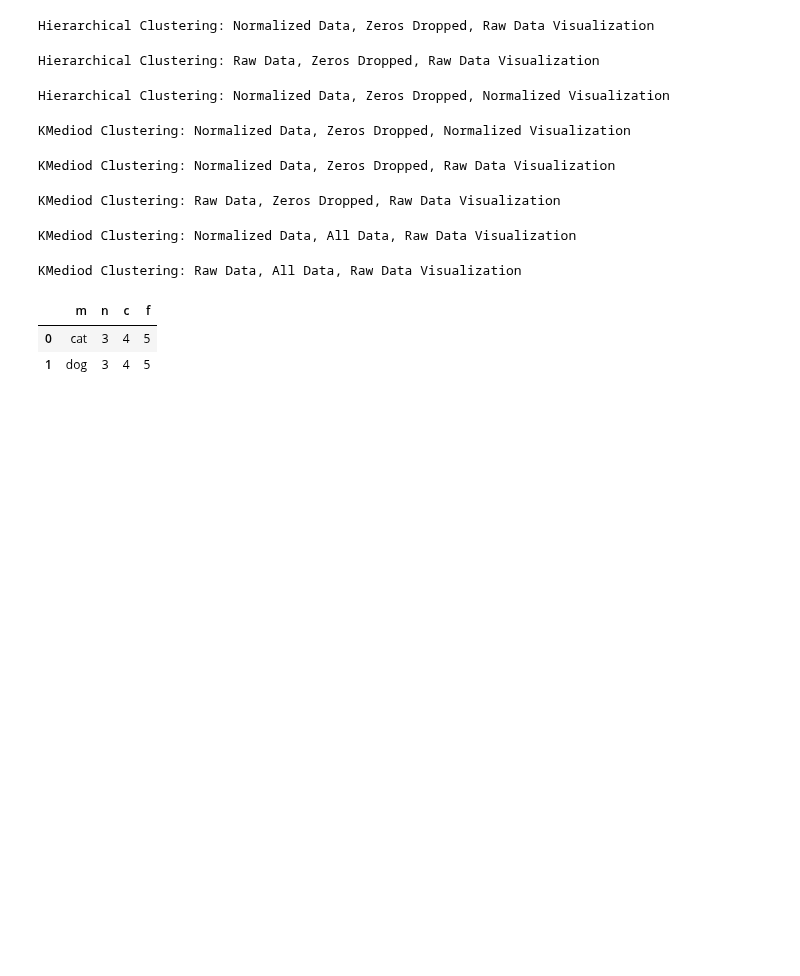
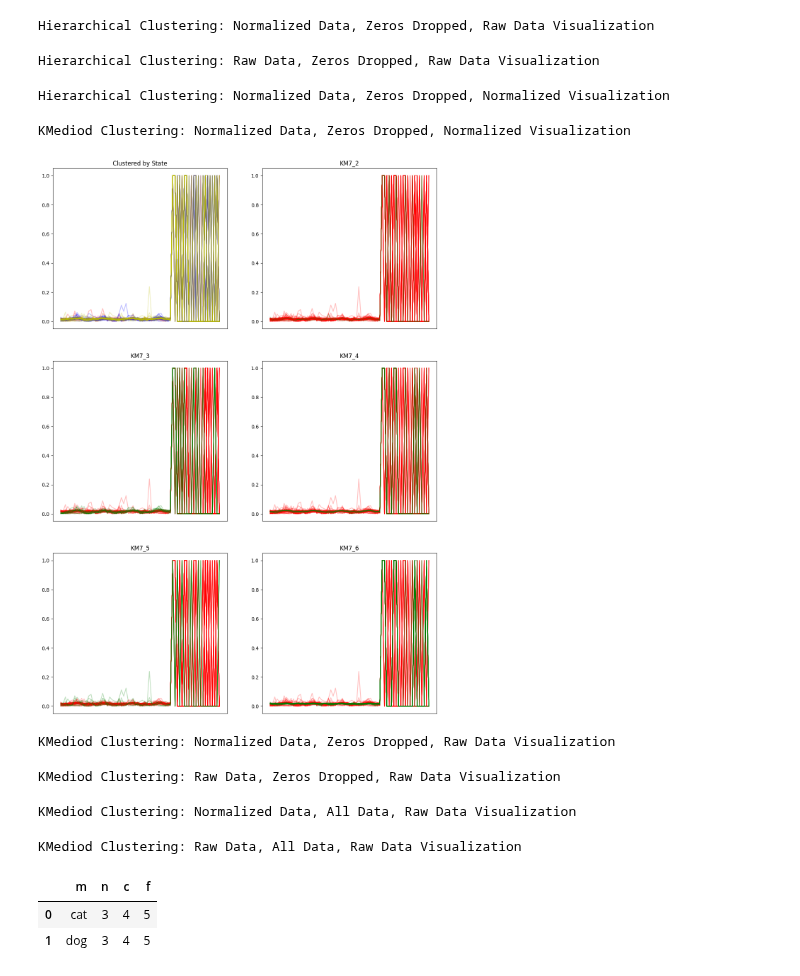
Before and after one commit to nblakkanesser/MADS_Milestone2, a Jupyter notebook: Analysis/Unsupervised_Clusters.ipynb, the cells around one changed output. Saved outputs shown, nothing was run; the diff lists cells and outputs as text; code cells hidden in the pictures; blank space fills up the shorter version.

```diff
--- a/Analysis/Unsupervised_Clusters.ipynb
+++ b/Analysis/Unsupervised_Clusters.ipynb
@@ -91,3 +82,0 @@ dtype: float64
-# %%
-x = hierarchical_cluster (dmatrix, 8, plants=True)
-x.sum()
@@ -155,3 +197,6 @@ def raw_and_norm (K=None, norm = None, dzero=False):
     pickle.dump(results_dict, open(f"{n}_Plant_Clusters.p", "wb"))
 
     return results_dict
+# %%
+a = np.linspace(0.000005,0.001, 22)
+a
@@ -270,3 +385,35 @@ def plot_result (results, title='None'):
+# %%
+def cluster_k_results (norm=None, dezero=None, norm_vis=None, k=6, model='hierarchical',
+                      dist=None, plot=None, geoplot=None):
+    '''Input: norm - if True, then the consumption values for each plant will be normalized
+        dezero - if True, then removes all plants that have a value of 0 consumption at some point
+        norm_vis - if True, then uses normalized time series for result (visualization) dataframe
+        k - the number of clusters to look for (3-k)
+        model - which clustering model to use
+    Output: distribution matrix by state, plot, geeplot, or df of the model results for range of k-2 to k labels
+        for clustering algorithm'''
+
+    dmatrix, results = make_pds (norm=norm, dezero=dezero, norm_vis=norm_vis)
+
+    for i in range(1,k+1):
+        if model == 'KMediods':
+            result = kMediods_cluster (dmatrix, i)
+        else:
+            result = hierarchical_cluster(dmatrix, i, encode = False)
+        results = pd.merge(results, result, how='left', left_on='plantCode', right_on='plantCode')
+
+    results = results.dropna()
+
+    if dist:
+        distribution_by_state(results, k)
+
+    if plot:
+        return plot_results_k (results, k)
+
+    if geoplot:
+        return print('not ready yet')
+
+    return results
 # %%
 def cluster_result (norm=None, dezero=None, norm_vis=None, k=6, model='hierarchical',
                     damping=.05, max_iter=200, eps=0.5, min_samples=5, kH = None, d_thresh=None,
@@ -320,7 +467,7 @@ def cluster_k_results (norm=None, dezero=None, norm_vis=None, k=6, model='hierar
         if model == 'KMediods':
             result = kMediods_cluster (dmatrix, i)
         else:
-            result = hierarchical_cluster(dmatrix, i)
+            result = hierarchical_cluster(dmatrix, i, encode=False)
         results = pd.merge(results, result, how='left', left_on='plantCode', right_on='plantCode')
 
     results = results.dropna()
@@ -374,9 +518,10 @@ print('Hierarchical Clustering: Normalized Data, Zeros Dropped, Normalized Visua
 Hierarchical Clustering: Normalized Data, Zeros Dropped, Normalized Visualization
 # %%
 print('KMediod Clustering: Normalized Data, Zeros Dropped, Normalized Visualization')
-#results = cluster_k_results (norm=True, dezero=True, norm_vis=True, k=7, model='KMediods', geoplot=True)
+results = cluster_k_results (norm=True, dezero=True, norm_vis=True, k=7, model='KMediods', plot=True)
 # %% [output]
 KMediod Clustering: Normalized Data, Zeros Dropped, Normalized Visualization
+[figure, added]
 # %%
 print('KMediod Clustering: Normalized Data, Zeros Dropped, Raw Data Visualization')
 #results = cluster_k_results (norm=True, dezero=True, norm_vis=False, k=7, model='KMediods', geoplot=True)
```
Also changed, not shown: parts of 18 cells of this notebook, 1 other file.
